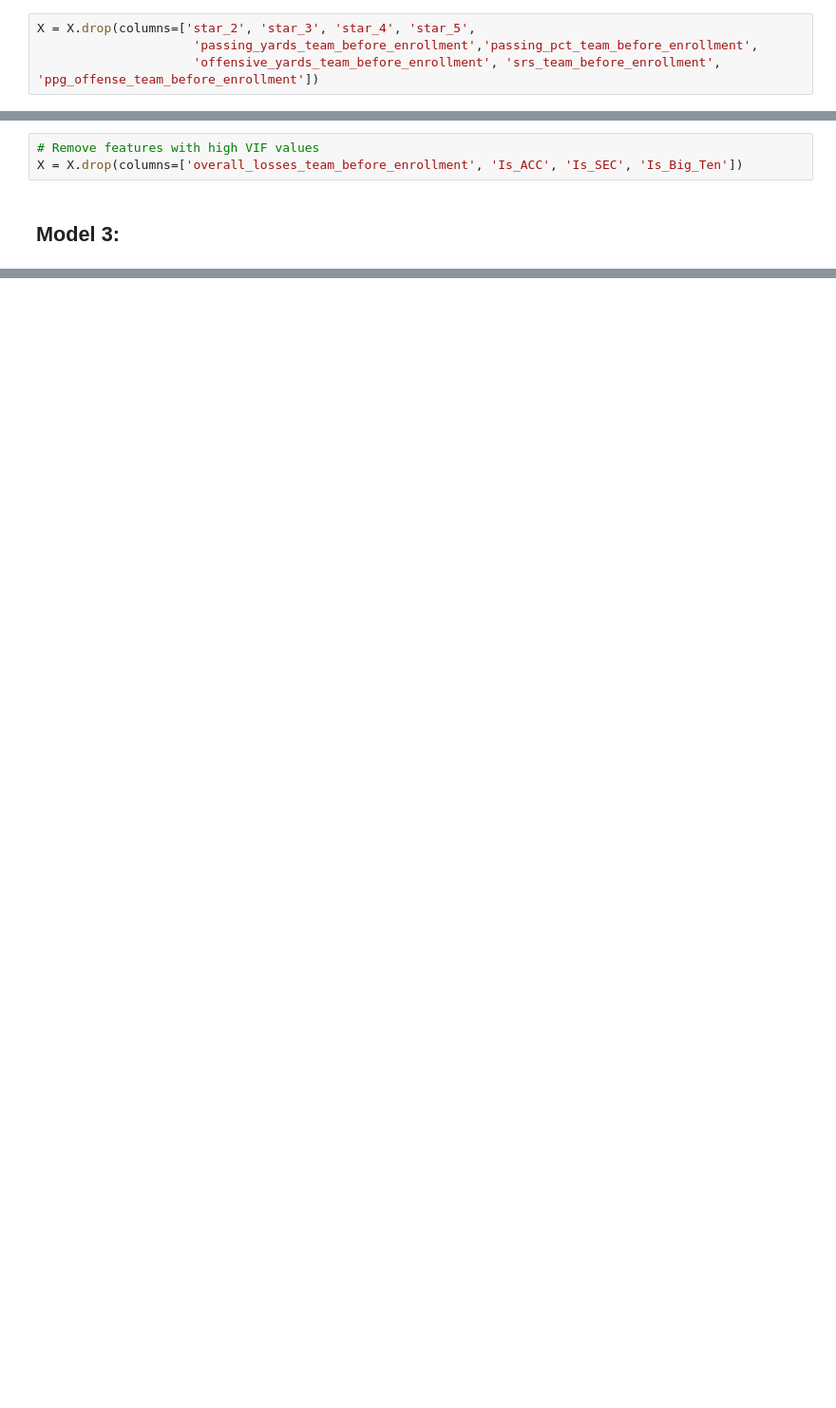
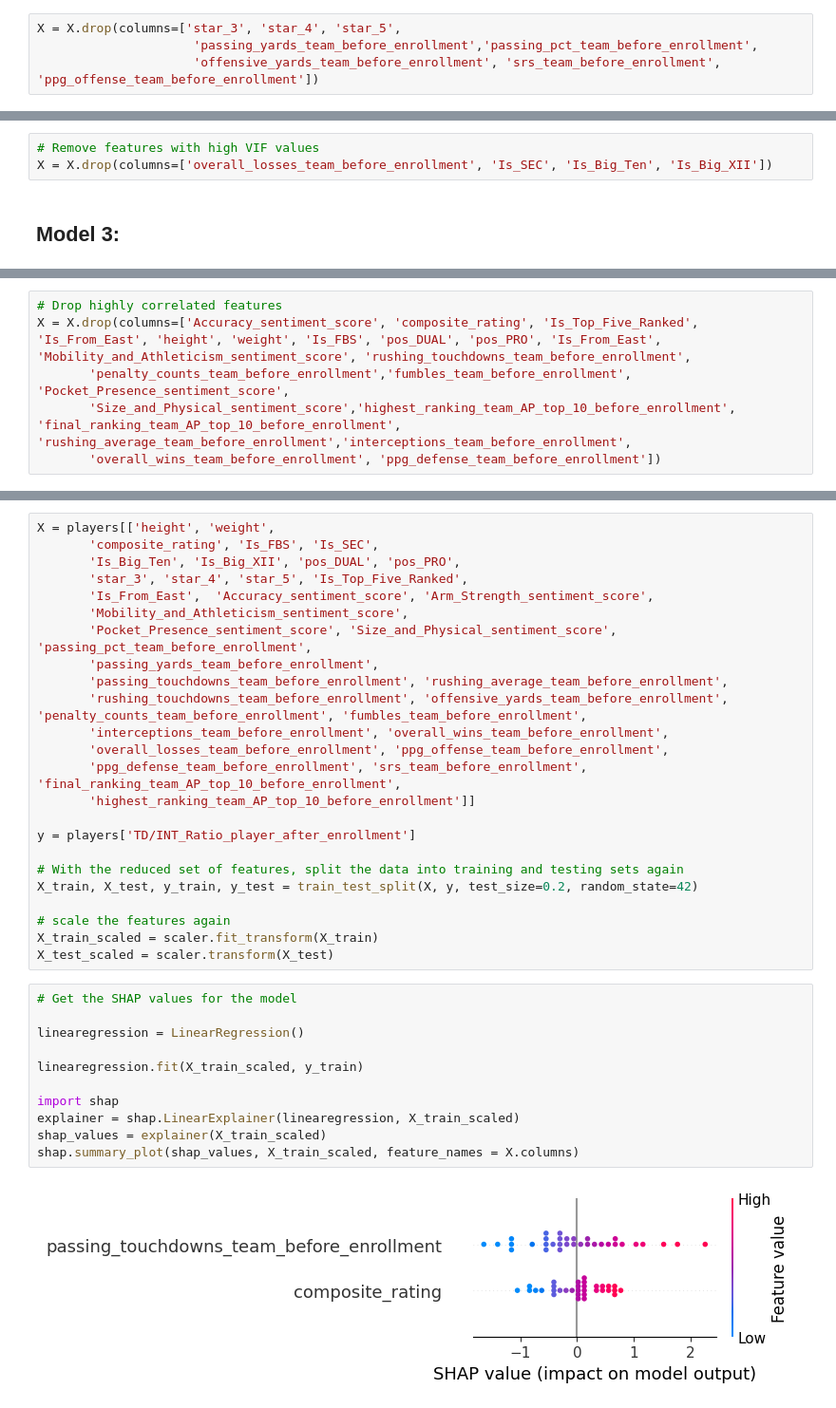
Before and after one commit to AJH456/Predicting_College_Football_Quarterback_Success, a Jupyter notebook: Code/modeling.ipynb, the cells around one changed output, grey strips where cells are left out. Shown at 95% size. Cells and saved outputs as stored; diff of their text form; blank space fills up the shorter version.

```diff
--- a/Code/modeling.ipynb
+++ b/Code/modeling.ipynb
@@ -535,7 +542,7 @@ For the next model let's remove:
 - 'srs_team_before_enrollment'
 - 'ppg_offense_team_before_enrollment'
 # %%
-X = X.drop(columns=['star_2', 'star_3', 'star_4', 'star_5',
+X = X.drop(columns=['star_3', 'star_4', 'star_5',
                      'passing_yards_team_before_enrollment','passing_pct_team_before_enrollment',
                      'offensive_yards_team_before_enrollment', 'srs_team_before_enrollment', 'ppg_offense_team_before_enrollment'])
 # %% [markdown]
@@ -635,6 +643,6 @@ For model 3 let's remove:
 # %%
 # Remove features with high VIF values
-X = X.drop(columns=['overall_losses_team_before_enrollment', 'Is_ACC', 'Is_SEC', 'Is_Big_Ten'])
+X = X.drop(columns=['overall_losses_team_before_enrollment', 'Is_SEC', 'Is_Big_Ten', 'Is_Big_XII'])
 # %% [markdown]
 ## **Model 3:**
 # %%
@@ -670,0 +683,6 @@ strong multicollinearity problems or that the design matrix is singular.
+# %%
+# Drop highly correlated features
+X = X.drop(columns=['Accuracy_sentiment_score', 'composite_rating', 'Is_Top_Five_Ranked', 'Is_From_East', 'height', 'weight', 'Is_FBS', 'pos_DUAL', 'pos_PRO', 'Is_From_East', 'Mobility_and_Athleticism_sentiment_score', 'rushing_touchdowns_team_before_enrollment',
+       'penalty_counts_team_before_enrollment','fumbles_team_before_enrollment', 'Pocket_Presence_sentiment_score',
+       'Size_and_Physical_sentiment_score','highest_ranking_team_AP_top_10_before_enrollment', 'final_ranking_team_AP_top_10_before_enrollment', 'rushing_average_team_before_enrollment','interceptions_team_before_enrollment',
+       'overall_wins_team_before_enrollment', 'ppg_defense_team_before_enrollment'])
@@ -670,0 +782,37 @@ strong multicollinearity problems or that the design matrix is singular.
+# %%
+X = players[['height', 'weight',
+       'composite_rating', 'Is_FBS', 'Is_SEC',
+       'Is_Big_Ten', 'Is_Big_XII', 'pos_DUAL', 'pos_PRO',
+       'star_3', 'star_4', 'star_5', 'Is_Top_Five_Ranked',
+       'Is_From_East',  'Accuracy_sentiment_score', 'Arm_Strength_sentiment_score',
+       'Mobility_and_Athleticism_sentiment_score',
+       'Pocket_Presence_sentiment_score', 'Size_and_Physical_sentiment_score', 'passing_pct_team_before_enrollment',
+       'passing_yards_team_before_enrollment',
+       'passing_touchdowns_team_before_enrollment', 'rushing_average_team_before_enrollment',
+       'rushing_touchdowns_team_before_enrollment', 'offensive_yards_team_before_enrollment', 'penalty_counts_team_before_enrollment', 'fumbles_team_before_enrollment',
+       'interceptions_team_before_enrollment', 'overall_wins_team_before_enrollment',
+       'overall_losses_team_before_enrollment', 'ppg_offense_team_before_enrollment',
+       'ppg_defense_team_before_enrollment', 'srs_team_before_enrollment',  'final_ranking_team_AP_top_10_before_enrollment',
+       'highest_ranking_team_AP_top_10_before_enrollment']]
+
+y = players['TD/INT_Ratio_player_after_enrollment']
+
+# With the reduced set of features, split the data into training and testing sets again
+X_train, X_test, y_train, y_test = train_test_split(X, y, test_size=0.2, random_state=42)
+
+# scale the features again
+X_train_scaled = scaler.fit_transform(X_train)
+X_test_scaled = scaler.transform(X_test)
+# %%
+# Get the SHAP values for the model
+
+linearegression = LinearRegression()
+
+linearegression.fit(X_train_scaled, y_train)
+
+import shap
+explainer = shap.LinearExplainer(linearegression, X_train_scaled)
+shap_values = explainer(X_train_scaled)
+shap.summary_plot(shap_values, X_train_scaled, feature_names = X.columns)
+# %% [output]
+[figure, added]
```
Also changed, not shown: parts of 36 cells of this notebook.
